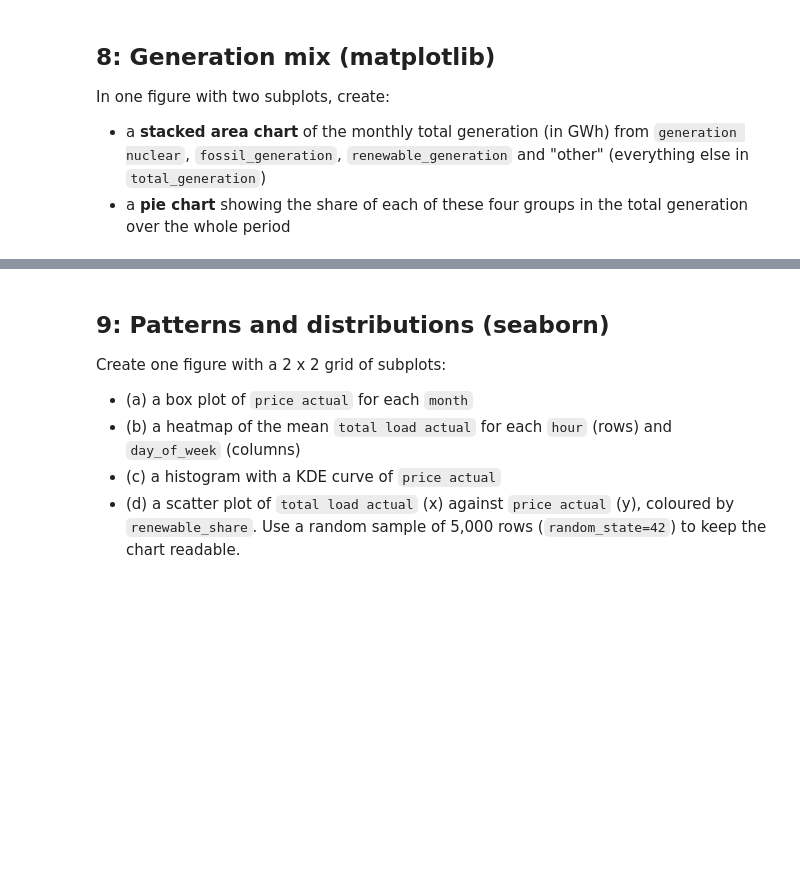
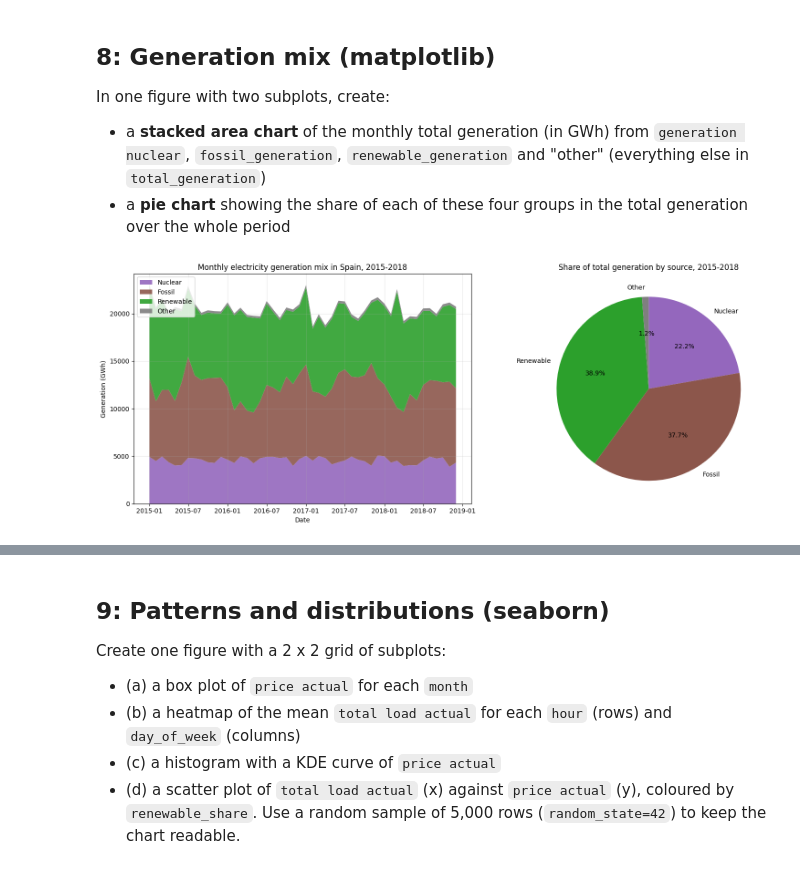
Before and after one commit to shihuidong26/big-data-tb1, a Jupyter notebook: 26040385_1.ipynb, the cells around one changed output, grey strips where cells are left out. Saved outputs shown, nothing was run; the diff lists cells and outputs as text; code cells hidden in the pictures; blank space fills up the shorter version.

```diff
--- a/26040385_1.ipynb
+++ b/26040385_1.ipynb
@@ -266,9 +499,34 @@ In one figure with two subplots, create:
 - a **pie chart** showing the share of each of these four groups in the total generation over the whole period
 # %%
 # BEGIN SOLUTION
-# Your code here with comments or explanation
+import matplotlib.pyplot as plt
 
+# Monthly totals (MS = month start), converted from MW to GWh
+monthly_gen = df_clean.resample("MS").agg(nuclear=("generation nuclear", "sum"), fossil=("fossil_generation", "sum"), renewable=("renewable_generation", "sum"), total=("total_generation", "sum"))
+monthly_gen["other"] = monthly_gen["total"] - monthly_gen["nuclear"] - monthly_gen["fossil"] - monthly_gen["renewable"]
+monthly_gwh = monthly_gen[["nuclear", "fossil", "renewable", "other"]] / 1000
+labels = ["Nuclear", "Fossil", "Renewable", "Other"]
+colors = ["tab:purple", "tab:brown", "tab:green", "tab:gray"]
 
+fig, axes = plt.subplots(1, 2, figsize=(16, 6))
+
+# (left) stacked area chart of monthly generation
+axes[0].stackplot(monthly_gwh.index, monthly_gwh["nuclear"], monthly_gwh["fossil"], monthly_gwh["renewable"], monthly_gwh["other"], labels=labels, colors=colors, alpha=0.9)
+axes[0].set_title("Monthly electricity generation mix in Spain, 2015-2018")
+axes[0].set_xlabel("Date")
+axes[0].set_ylabel("Generation (GWh)")
+axes[0].legend(loc="upper left")
+axes[0].grid(alpha=0.3)
+
+# (right) share of each group over the whole period
+shares = monthly_gwh.sum()
+axes[1].pie(shares, labels=labels, colors=colors, autopct="%1.1f%%", startangle=90, counterclock=False)
+axes[1].set_title("Share of total generation by source, 2015-2018")
+
+fig.tight_layout()
+plt.show()
 # END SOLUTION
+# %% [output]
+[figure, added]
 # %% [markdown]
 #### START.
```
Also changed, not shown: parts of 49 cells of this notebook.
